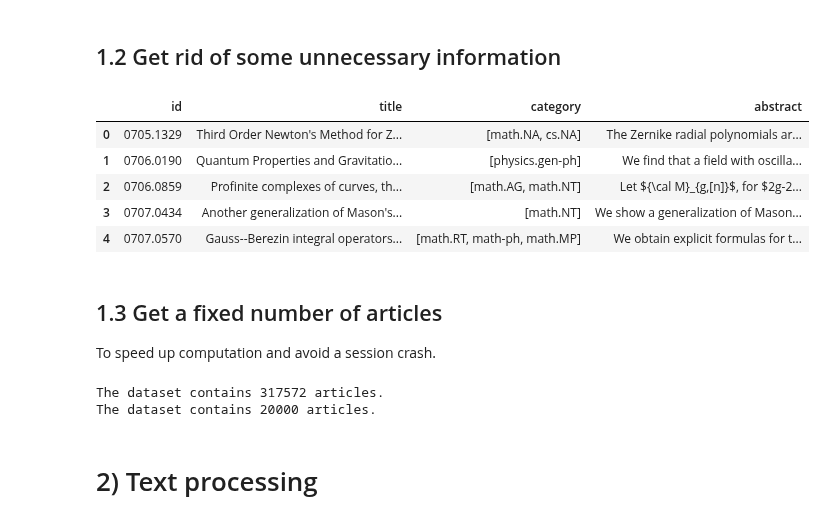
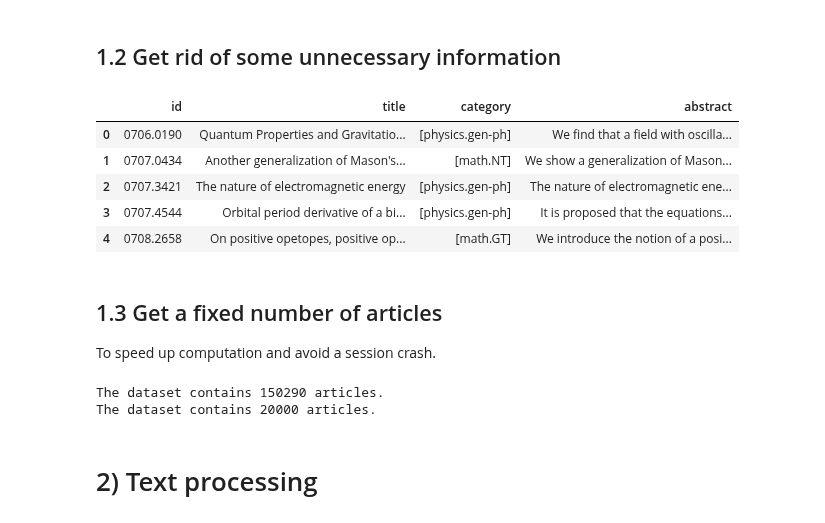
Before and after one commit to auroramugnai/ArXivClassification, a Jupyter notebook: ArXivClassification/clustering.ipynb, the cells around one changed output. Cells and saved outputs as stored; diff of their text form; code cells hidden in the pictures.

```diff
--- a/ArXivClassification/clustering.ipynb
+++ b/ArXivClassification/clustering.ipynb
@@ -73,32 +64,33 @@ arxiv_data.take(1)
 # %%
 # Get the latest version of the articles.
 get_latest_version = lambda x: x['versions'][-1]['created']
 
 # Only keep articles published after 2022.
 is_after_2022 = lambda x: int(get_latest_version(x).split(' ')[3]) > 2022
 
 # Only keep articles that have at most 3 categories.
-has_categs = lambda x: len(x['categories'].split(' ')) in {1,2,3}
+has_categs = lambda x: len(x['categories'].split(' ')) in {1}
 
 # Only keep some information.
 cut_info = lambda x: {'id': x['id'],
                       'title': x['title'],
                       'category':x['categories'].split(' '),
                       'abstract':x['abstract'],}
 
 arxiv_data_filtered = (arxiv_data.filter(is_after_2022).filter(has_categs).map(cut_info).compute())
+# arxiv_data_filtered = (arxiv_data.filter(is_after_2022).map(cut_info).compute())
 
 # Create a pandas dataframe and save it to csv.
 df = pd.DataFrame(arxiv_data_filtered)
 # df.to_csv("./arxiv_data_filtered.csv", index=False)
 df.head()
 # %% [output]
 |  | id | title | category | abstract |
-| 0 | 0705.1329 | Third Order Newton's Method for Z... | [math.NA, cs.NA] | The Zernike radial polynomials ar... |
-| 1 | 0706.0190 | Quantum Properties and Gravitatio... | [physics.gen-ph] | We find that a field with oscilla... |
-| 2 | 0706.0859 | Profinite complexes of curves, th... | [math.AG, math.NT] | Let ${\cal M}_{g,[n]}$, for $2g-2... |
-| 3 | 0707.0434 | Another generalization of Mason's... | [math.NT] | We show a generalization of Mason... |
-| 4 | 0707.0570 | Gauss--Berezin integral operators... | [math.RT, math-ph, math.MP] | We obtain explicit formulas for t... |
+| 0 | 0706.0190 | Quantum Properties and Gravitatio... | [physics.gen-ph] | We find that a field with oscilla... |
+| 1 | 0707.0434 | Another generalization of Mason's... | [math.NT] | We show a generalization of Mason... |
+| 2 | 0707.3421 | The nature of electromagnetic energy | [physics.gen-ph] | The nature of electromagnetic ene... |
+| 3 | 0707.4544 | Orbital period derivative of a bi... | [physics.gen-ph] | It is proposed that the equations... |
+| 4 | 0708.2658 | On positive opetopes, positive op... | [math.GT] | We introduce the notion of a posi... |
 # %% [markdown]
 ## 1.3 Get a fixed number of articles
 To speed up computation and avoid a session crash.
@@ -114,7 +106,7 @@ if(len(df) > num_data):
 
 print(f"The dataset contains {len(df)} articles.")
 # %% [output]
-The dataset contains 317572 articles.
+The dataset contains 150290 articles.
 The dataset contains 20000 articles.
 # %% [markdown]
 # 2) Text processing
```
Also changed, not shown: parts of 13 cells of this notebook.
